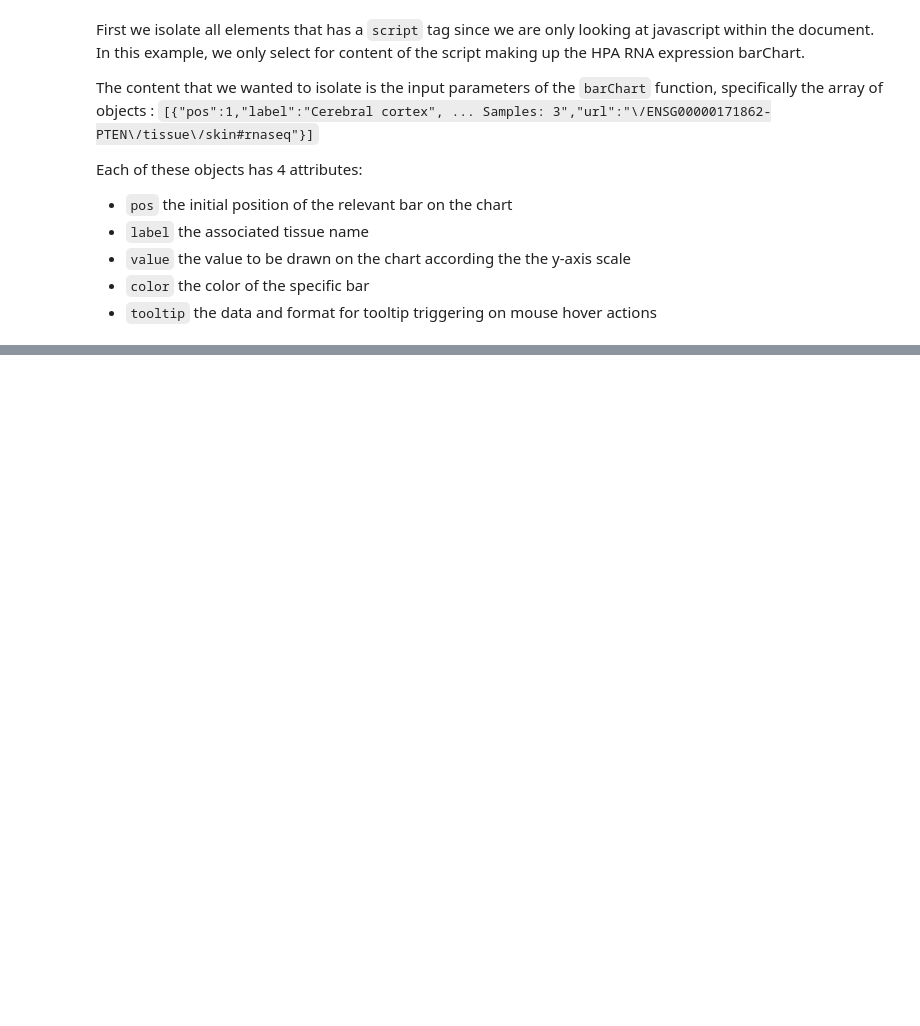
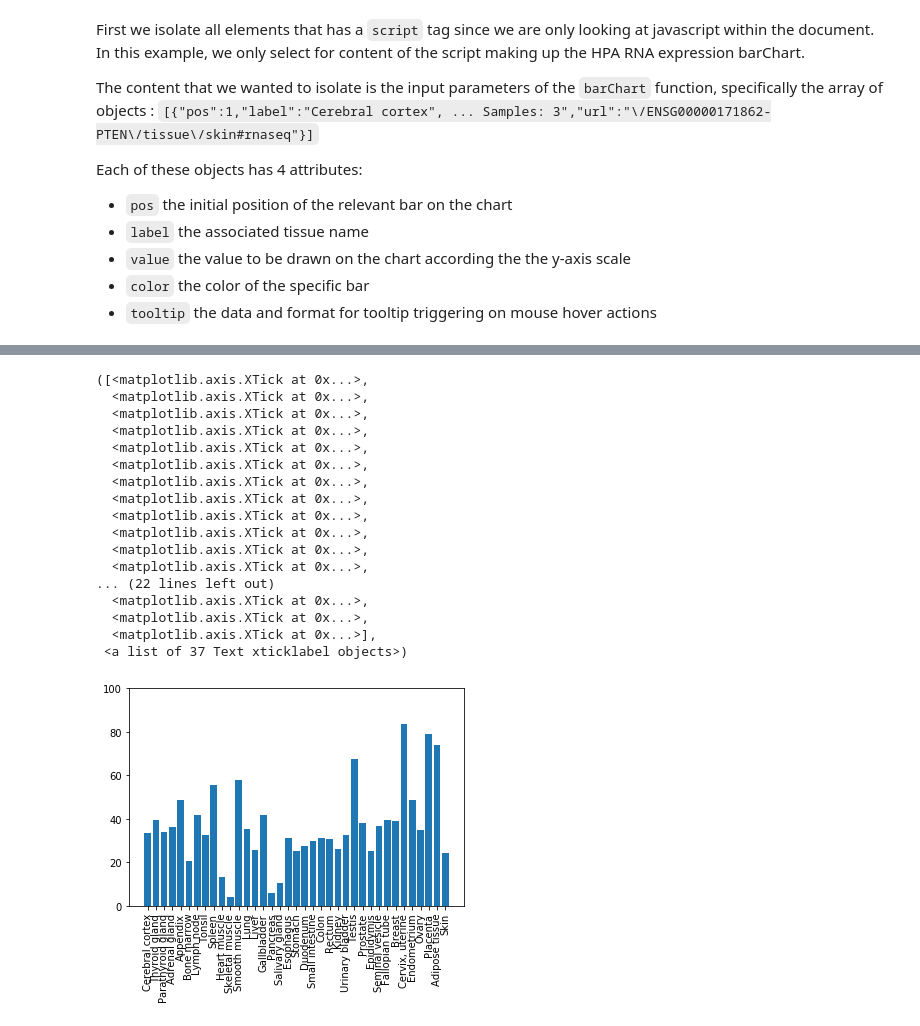
Before and after one commit to COMBINE-Australia/python-http-data-extraction, a Jupyter notebook: notebooks/python-data-api.ipynb, the cells around one changed output, grey strips where cells are left out. Cells and saved outputs as stored; diff of their text form; code cells hidden in the pictures; blank space fills up the shorter version.

```diff
--- a/notebooks/python-data-api.ipynb
+++ b/notebooks/python-data-api.ipynb
@@ -420,9 +436,0 @@ dframe["tooltip"].str.split("<br>")
-# %%
-for i in soup.find_all("script"):
-    if ".barChart" in i.text:
-        chart_name = re.search("\$\('#(\w+)'\)", i.text)
-        if chart_name:
-            data = pattern.search(i.text)
-            if data:
-                dframe = pd.DataFrame(json.loads(data.group(1)))
-                dframe.to_csv(chart_name.group(1)+".txt", sep="\t")
@@ -428,0 +441,8 @@ for i in soup.find_all("script"):
+# %%
+numeral_pattern = re.compile("\d+\.*\d*")
+for i in range(len(data_array)):
+    data_array[i]["value"] = float(data_array[i]["value"])
+    tissue, sample = data_array[i]["tooltip"].split("<br>")
+    print(tissue, sample)
+    data_array[i]["sample"] = int(numeral_pattern.search(sample).group(0))
+    data_array[i]["tpm"] = float(numeral_pattern.search(tissue).group(0))
@@ -428,0 +469,3 @@ for i in soup.find_all("script"):
+# %%
+dframe = pd.DataFrame(data_array, columns=["label", "value", "sample", "tpm"])
+dframe.head()
@@ -428,0 +479,25 @@ for i in soup.find_all("script"):
+# %%
+%matplotlib inline
+import matplotlib.pyplot as plt
+plt.bar(x=dframe["label"], height=dframe["value"])
+plt.ylim(0, 100)
+plt.xticks(dframe["label"], rotation="vertical")
+# %% [output]
+([<matplotlib.axis.XTick at 0x...>,
+  <matplotlib.axis.XTick at 0x...>,
+  <matplotlib.axis.XTick at 0x...>,
+  <matplotlib.axis.XTick at 0x...>,
+  <matplotlib.axis.XTick at 0x...>,
+  <matplotlib.axis.XTick at 0x...>,
+  <matplotlib.axis.XTick at 0x...>,
+  <matplotlib.axis.XTick at 0x...>,
+  <matplotlib.axis.XTick at 0x...>,
+  <matplotlib.axis.XTick at 0x...>,
+  <matplotlib.axis.XTick at 0x...>,
+  <matplotlib.axis.XTick at 0x...>,
+... (22 lines left out)
+  <matplotlib.axis.XTick at 0x...>,
+  <matplotlib.axis.XTick at 0x...>,
+  <matplotlib.axis.XTick at 0x...>],
+ <a list of 37 Text xticklabel objects>)
+[figure, added]
```
Also changed, not shown: parts of 16 cells of this notebook, 3 other files.
